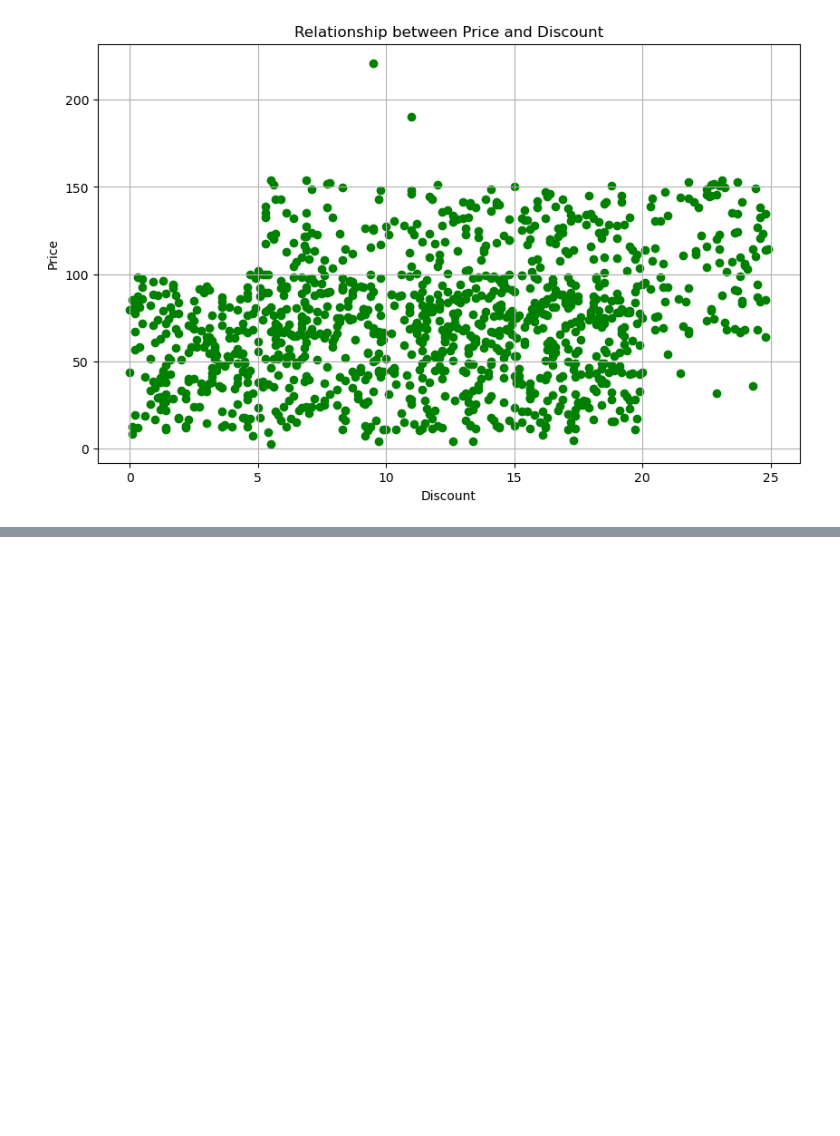
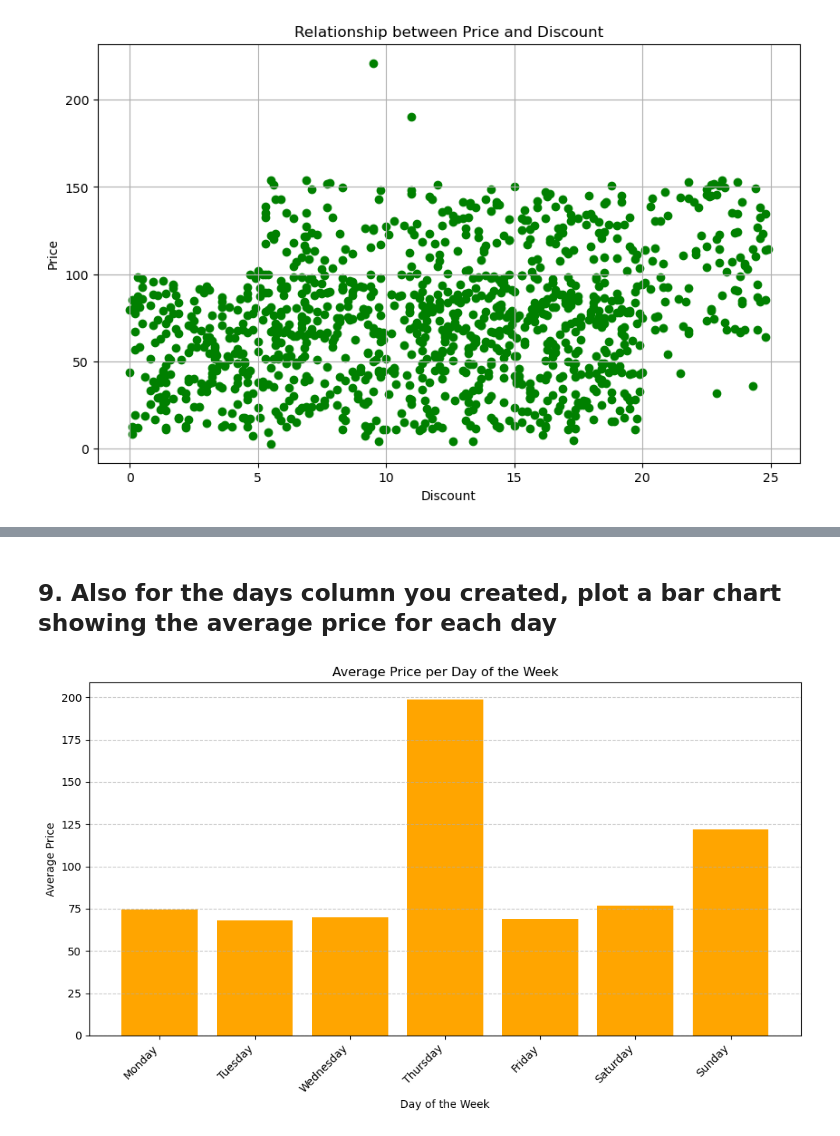
Before and after one commit to Devzane/careerEX-assignment, a Jupyter notebook: Abdulmuiz ayodeji Sulaiman wk8_assignment_cohort_3.ipynb, the cells around one changed output, grey strips where cells are left out. Drawn from its saved outputs; the diff is of its cells as text; code cells hidden in the pictures; blank space fills up the shorter version.

Commit message:
Week 10 assignment

```diff
--- a/Abdulmuiz ayodeji Sulaiman wk8_assignment_cohort_3.ipynb
+++ b/Abdulmuiz ayodeji Sulaiman wk8_assignment_cohort_3.ipynb
@@ -232,0 +256,22 @@ plt.show()
+# %% [markdown]
+## 9. Also for the days column you created, plot a bar chart showing the average price for each day
+# %%
+# Calculating the average price for each day
+average_price_per_day = df.groupby('transaction_day_name')['price'].mean()
+
+# Ordering the days of the week correctly
+day_order = ['Monday', 'Tuesday', 'Wednesday', 'Thursday', 'Friday', 'Saturday', 'Sunday']
+average_price_per_day = average_price_per_day.reindex(day_order)
+
+# Creating the bar chart
+plt.figure(figsize=(10, 6))
+plt.bar(average_price_per_day.index, average_price_per_day.values, color='orange')
+plt.title('Average Price per Day of the Week')
+plt.xlabel('Day of the Week')
+plt.ylabel('Average Price')
+plt.xticks(rotation=45, ha='right')  # Rotating day names for better readability
+plt.grid(axis='y', linestyle='--', alpha=0.7)  # Adding grid lines for y-axis only
+plt.tight_layout()
+plt.show()
+# %% [output]
+[figure, added]
```
Also changed, not shown: parts of 4 cells of this notebook, 1 other file.
